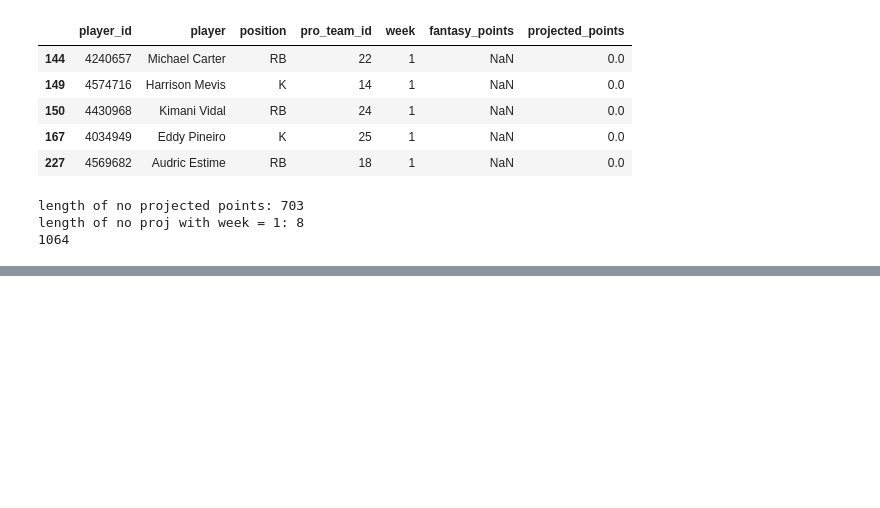
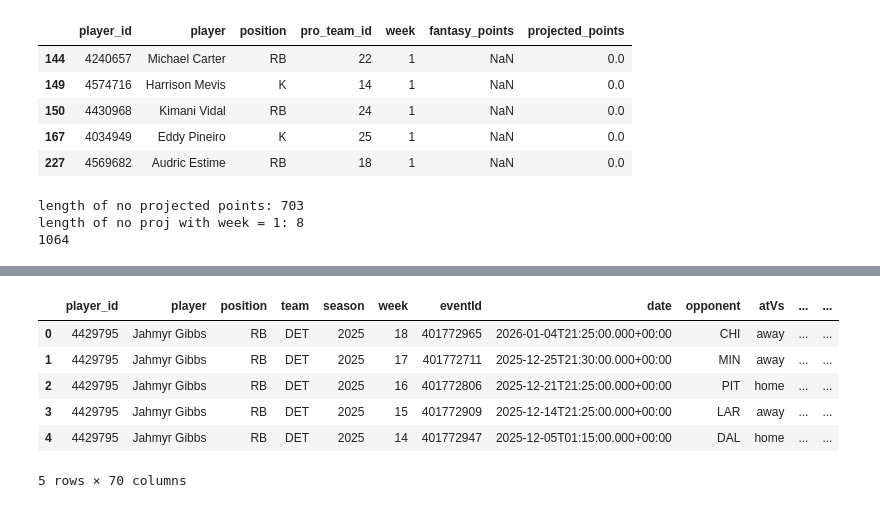
Before and after one commit to trma2416/CSCI_5502_Fantasy_Project, a Jupyter notebook: notebooks/historical.ipynb, the cells around one changed output, grey strips where cells are left out. Cells and saved outputs as stored; diff of their text form; code cells hidden in the pictures; blank space fills up the shorter version.

```diff
--- a/notebooks/historical.ipynb
+++ b/notebooks/historical.ipynb
@@ -127,0 +168,57 @@ We can see that there are actually no rows where there are not fantasy points an
+# %%
+## lets create a location column instead of opponent and atV's
+# nfl teams
+nfl_teams = {
+    "ARI": "Glendale, AZ",
+    "ATL": "Atlanta, GA",
+    "BAL": "Baltimore, MD",
+    "BUF": "Orchard Park, NY",
+    "CAR": "Charlotte, NC",
+    "CHI": "Chicago, IL",
+    "CIN": "Cincinnati, OH",
+    "CLE": "Cleveland, OH",
+    "DAL": "Arlington, TX",
+    "DEN": "Denver, CO",
+    "DET": "Detroit, MI",
+    "GB": "Green Bay, WI",
+    "HOU": "Houston, TX",
+    "IND": "Indianapolis, IN",
+    "JAX": "Jacksonville, FL",
+    "KC": "Kansas City, MO",
+    "LV": "Paradise, NV",
+    "LAC": "Inglewood, CA",
+    "LAR": "Inglewood, CA",
+    "MIA": "Miami Gardens, FL",
+    "MIN": "Minneapolis, MN",
+    "NE": "Foxborough, MA",
+    "NO": "New Orleans, LA",
+    "NYG": "East Rutherford, NJ",
+    "NYJ": "East Rutherford, NJ",
+    "PHI": "Philadelphia, PA",
+    "PIT": "Pittsburgh, PA",
+    "SF": "Santa Clara, CA",
+    "SEA": "Seattle, WA",
+    "TB": "Tampa, FL",
+    "TEN": "Nashville, TN",
+    "WAS": "Landover, MD"
+}
+
+dict = {"vs": "home", "@": "away"}
+merged_df["atVs"] = merged_df["atVs"].map(dict)
+merged_df.head()
+
+#put a location of game instead of decyphering three columns
+# merged_df["location"] = np.where(
+#     merged_df["atVs"] == "home",
+#     merged_df["team"],
+#     merged_df["opponent"])
+
+# merged_df.head()
+# %% [output]
+|  | player_id | player | position | team | season | week | eventId | date | opponent | atVs | ... | ... |
+| 0 | 4429795 | Jahmyr Gibbs | RB | DET | 2025 | 18 | 401772965 | 2026-01-04T21:25:00.000+00:00 | CHI | away | ... | ... |
+| 1 | 4429795 | Jahmyr Gibbs | RB | DET | 2025 | 17 | 401772711 | 2025-12-25T21:30:00.000+00:00 | MIN | away | ... | ... |
+| 2 | 4429795 | Jahmyr Gibbs | RB | DET | 2025 | 16 | 401772806 | 2025-12-21T21:25:00.000+00:00 | PIT | home | ... | ... |
+| 3 | 4429795 | Jahmyr Gibbs | RB | DET | 2025 | 15 | 401772909 | 2025-12-14T21:25:00.000+00:00 | LAR | away | ... | ... |
+| 4 | 4429795 | Jahmyr Gibbs | RB | DET | 2025 | 14 | 401772947 | 2025-12-05T01:15:00.000+00:00 | DAL | home | ... | ... |
+5 rows × 70 columns
```
Also changed, not shown: parts of 6 cells of this notebook.
